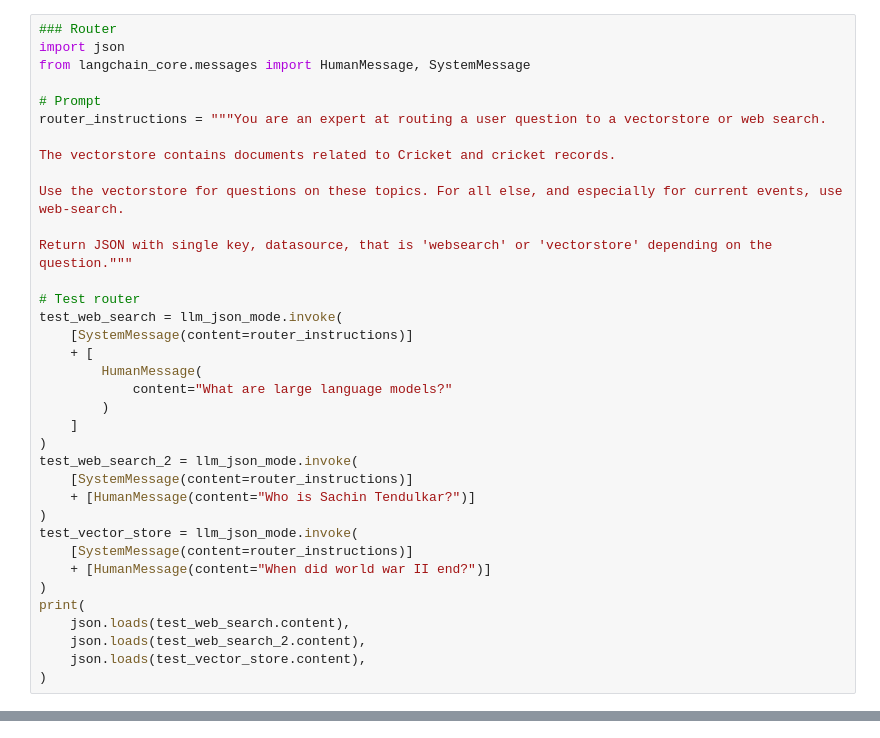
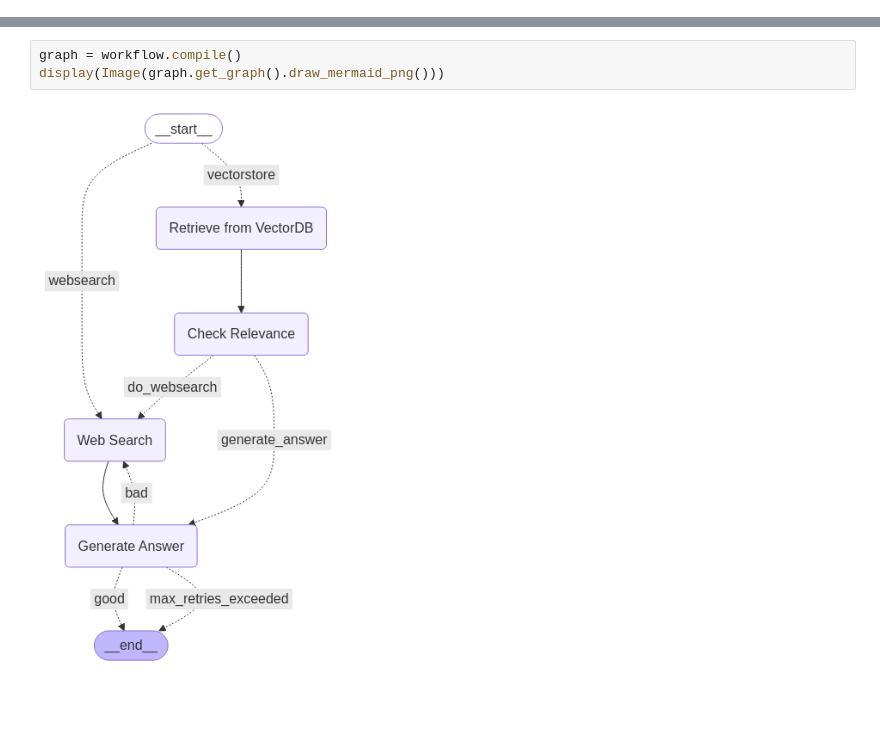
Before and after one commit to AnubhavGupta3377/LLM-Agent, a Jupyter notebook: experiment.ipynb, the cells around one changed output, grey strips where cells are left out. Cells and saved outputs as stored; diff of their text form; blank space fills up the shorter version.

```diff
--- a/experiment.ipynb
+++ b/experiment.ipynb
@@ -57,36 +0,0 @@ USER_AGENT environment variable not set, consider setting it to identify your re
-# %%
-### Router
-import json
-from langchain_core.messages import HumanMessage, SystemMessage
-
-# Prompt
-router_instructions = """You are an expert at routing a user question to a vectorstore or web search.
-
-The vectorstore contains documents related to Cricket and cricket records.
-
-Use the vectorstore for questions on these topics. For all else, and especially for current events, use web-search.
-
-Return JSON with single key, datasource, that is 'websearch' or 'vectorstore' depending on the question."""
-
-# Test router
-test_web_search = llm_json_mode.invoke(
-    [SystemMessage(content=router_instructions)]
-    + [
-        HumanMessage(
-            content="What are large language models?"
-        )
-    ]
-)
-test_web_search_2 = llm_json_mode.invoke(
-    [SystemMessage(content=router_instructions)]
-    + [HumanMessage(content="Who is Sachin Tendulkar?")]
-)
-test_vector_store = llm_json_mode.invoke(
-    [SystemMessage(content=router_instructions)]
-    + [HumanMessage(content="When did world war II end?")]
-)
-print(
-    json.loads(test_web_search.content),
-    json.loads(test_web_search_2.content),
-    json.loads(test_vector_store.content),
-)
@@ -94,0 +197,5 @@ print(
+# %%
+graph = workflow.compile()
+display(Image(graph.get_graph().draw_mermaid_png()))
+# %% [output]
+[figure, added]
```
Also changed, not shown: parts of 8 cells of this notebook, 6 other files.
